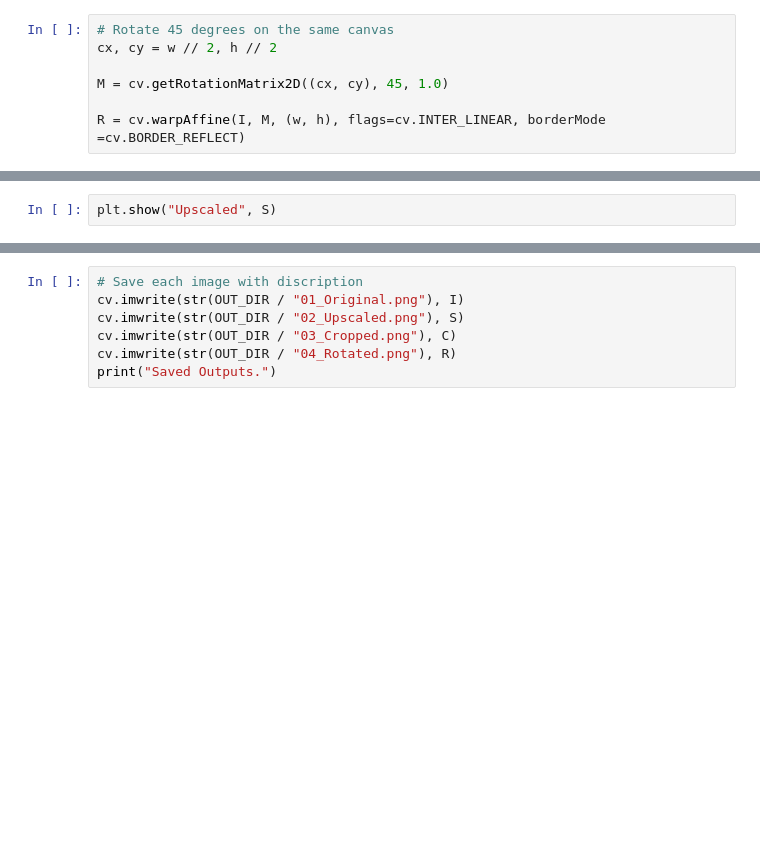
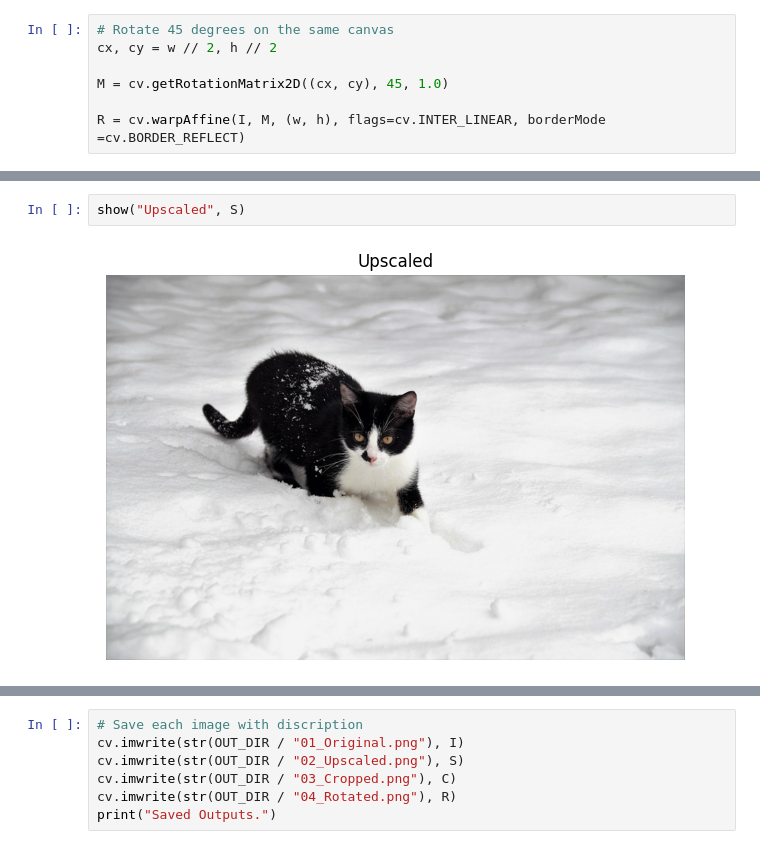
Before and after one commit to AaronTU856/image-processing-assignment-1, a Jupyter notebook: notebooks/assignment_1.ipynb, the cells around one changed output, grey strips where cells are left out. Cells and saved outputs as stored; diff of their text form; blank space fills up the shorter version.

```diff
--- a/notebooks/assignment_1.ipynb
+++ b/notebooks/assignment_1.ipynb
@@ -57,3 +61,5 @@ plt.show("Original", I)
 # %%
-plt.show("Upscaled", S)
+show("Upscaled", S)
+# %% [output]
+[figure, added]
 # %%
```
Also changed, not shown: parts of 16 cells of this notebook, 2 other files.
